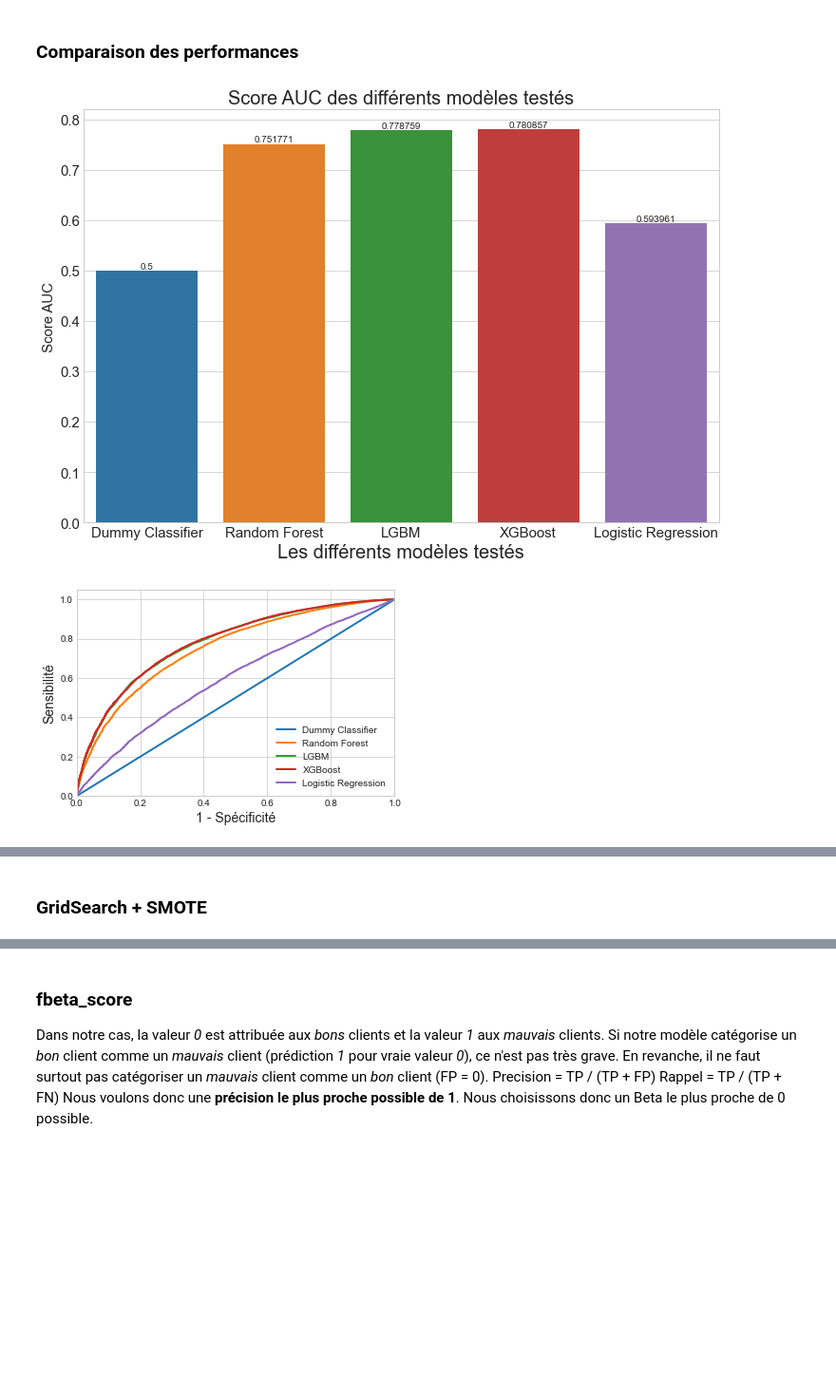
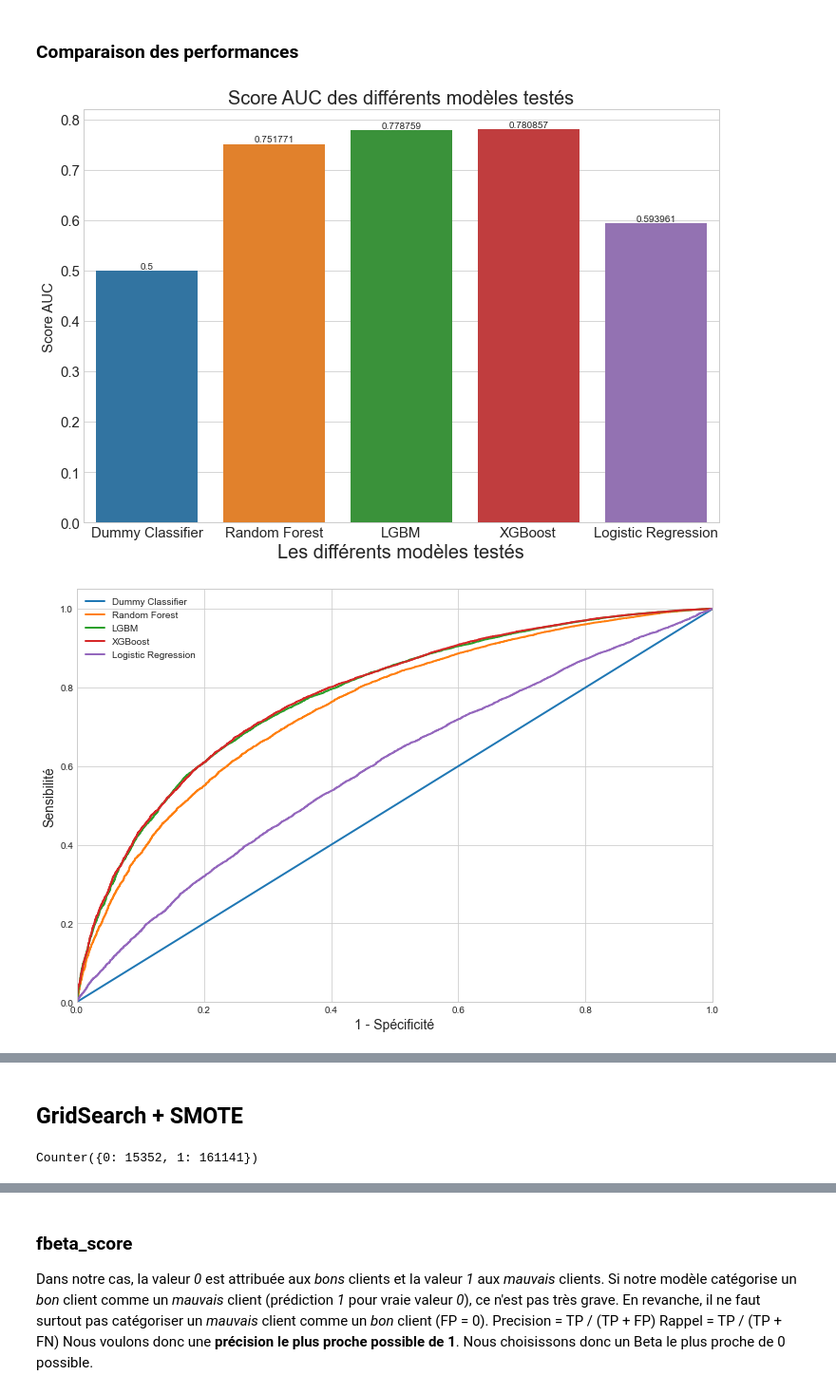
Before and after one commit to charlottemllt/Implementation-d-un-modele-de-scoring, a Jupyter notebook: Dossier Code/P7_02_NotebookModelisation.ipynb, the cells around one changed output, grey strips where cells are left out. Shown at 95% size. Cells and saved outputs as stored; diff of their text form; code cells hidden in the pictures; blank space fills up the shorter version.

```diff
--- a/Dossier Code/P7_02_NotebookModelisation.ipynb
+++ b/Dossier Code/P7_02_NotebookModelisation.ipynb
@@ -349,7 +340,7 @@ Fitting 5 folds for each of 54 candidates, totalling 270 fits
 # %%
 print('Meilleurs hyperparamètres : ' + str(XGB.best_params_))
 
-perf_XGB = Performances(XGB, y_test, prediction_XGB[:, 1])
+perf_XGB = Performances(XGB, X_test_preprocessed, y_test, prediction_XGB[:, 1])
 # %% [output]
 Meilleurs hyperparamètres : {'learning_rate': 0.1, 'max_depth': 5, 'n_estimators': 300, 'scale_pos_weight': 1}
 Cross Validation score = 0.77
@@ -366,9 +361,7 @@ Score F1 = 0.96
 ### Logistic Regression
 # %%
 param_Logistic = {'C': np.logspace(-4, 4, 20),
-                  'penalty': ['none', 'l2'],
-                  'class_weight':
-                  [{0: 1, 1: 1}, {0:1, 1:20}, 'balanced']}
+                  'penalty': ['none', 'l2']}
 
 Logistic = GridSearchCV(LogisticRegression(random_state=0),
                         param_grid=param_Logistic,
@@ -376,5 +369,7 @@ Logistic = GridSearchCV(LogisticRegression(random_state=0),
                         scoring='roc_auc',
                         verbose=3)
 
-Logistic.fit(X_train_preprocessed, y_train)
+# Logistic.fit(X_train_preprocessed, y_train)
+Logistic = joblib.load('Logistic.joblib')
+
 prediction_Logistic = Logistic.predict_proba(X_test_preprocessed)
@@ -399,7 +376,7 @@ Fitting 5 folds for each of 120 candidates, totalling 600 fits
 # %%
 print('Meilleurs hyperparamètres : ' + str(Logistic.best_params_))
 
-perf_Logistic = Performances(Logistic, y_test, prediction_Logistic[:, 1])
+perf_Logistic = Performances(Logistic, X_test_preprocessed, y_test, prediction_Logistic[:, 1])
 # %% [output]
 Meilleurs hyperparamètres : {'C': 0.012742749857031334, 'class_weight': {0: 1, 1: 1}, 'penalty': 'l2'}
 Cross Validation score = 0.59
@@ -417,18 +398,20 @@ Score F1 = 0.96
 # %%
 def displayPerformances(listePerf):
     listeCV = [perf[0] for perf in listePerf]
-    listeRMSE = [perf[1] for perf in listePerf]
-    listeMSE = [perf[2] for perf in listePerf]
-    listeRSE = [perf[3] for perf in listePerf]
-    listeAUC = [perf[4] for perf in listePerf]
-    listeRecall = [perf[6] for perf in listePerf]
-    listePrecision = [perf[7] for perf in listePerf]
-    listeF1 = [perf[8] for perf in listePerf]
+    listeTest = [perf[1] for perf in listePerf]
+    listeRMSE = [perf[2] for perf in listePerf]
+    listeMSE = [perf[3] for perf in listePerf]
+    listeRSE = [perf[4] for perf in listePerf]
+    listeAUC = [perf[5] for perf in listePerf]
+    listeRecall = [perf[7] for perf in listePerf]
+    listePrecision = [perf[8] for perf in listePerf]
+    listeF1 = [perf[9] for perf in listePerf]
     listeModeles = ['Dummy Classifier', 'Random Forest', 'LGBM',
                     'XGBoost', 'Logistic Regression']
     score = pd.DataFrame()
     score['Modèle'] = listeModeles
     score['Score de Cross-Validation'] = listeCV
+    score['Score de test'] = listeTest
     score['RMSE'] = listeRMSE
     score['MSE'] = listeMSE
     score['RSE'] = listeRSE
@@ -448,8 +431,9 @@ def displayPerformances(listePerf):
     plt.tick_params(axis='both', which='major', labelsize=15)
     plt.show()
 
+    fig = plt.figure(figsize=(12, 8))
     for perf in listePerf:
-        [fpr, tpr, thr] = perf[5]
+        [fpr, tpr, thr] = perf[6]
         plt.plot(fpr, tpr, lw=2)
     plt.legend(listeModeles)
     plt.xlim([0.0, 1.0])
@@ -457,11 +441,11 @@ def displayPerformances(listePerf):
     plt.xlabel('1 - Spécificité', fontsize=14)
     plt.ylabel('Sensibilité', fontsize=14)
     plt.show()
-    return score
+    return score.T
 # %%
 listePerf = [perf_dummy, perf_RF, perf_LGBM, perf_XGB, perf_Logistic]
 df_score = displayPerformances(listePerf)
-df_score.head()
+df_score.head(df_score.shape[0])
 # %% [output]
 [figure]
-[figure, old version]
+[figure, new version]
@@ -474,2 +463,6 @@ df_score.head()
 # %% [markdown]
-### GridSearch + SMOTE
+## GridSearch + SMOTE
+# %%
+Counter(y_train)
+# %% [output]
+Counter({0: 15352, 1: 161141})
```
Also changed, not shown: parts of 67 cells of this notebook.
